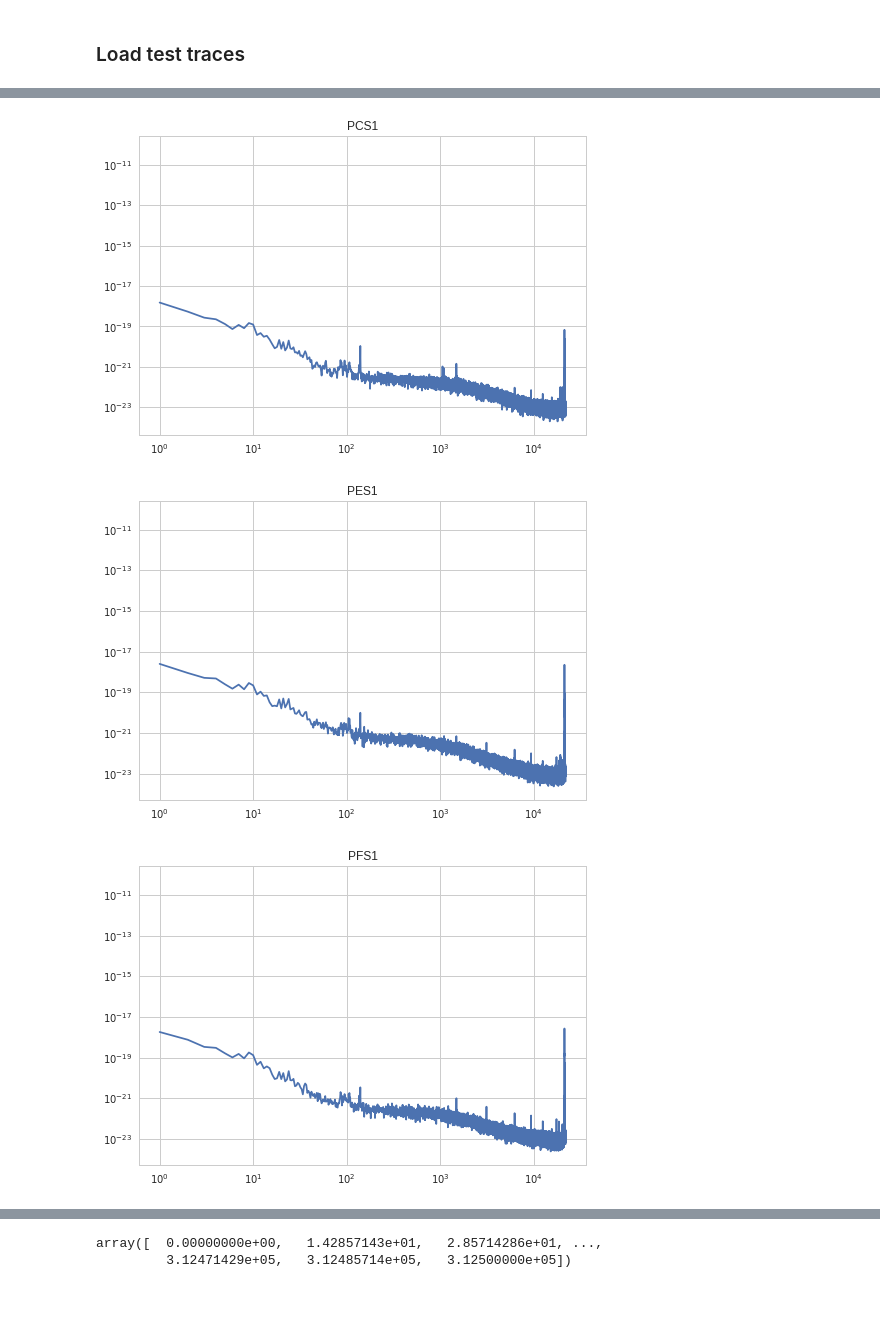
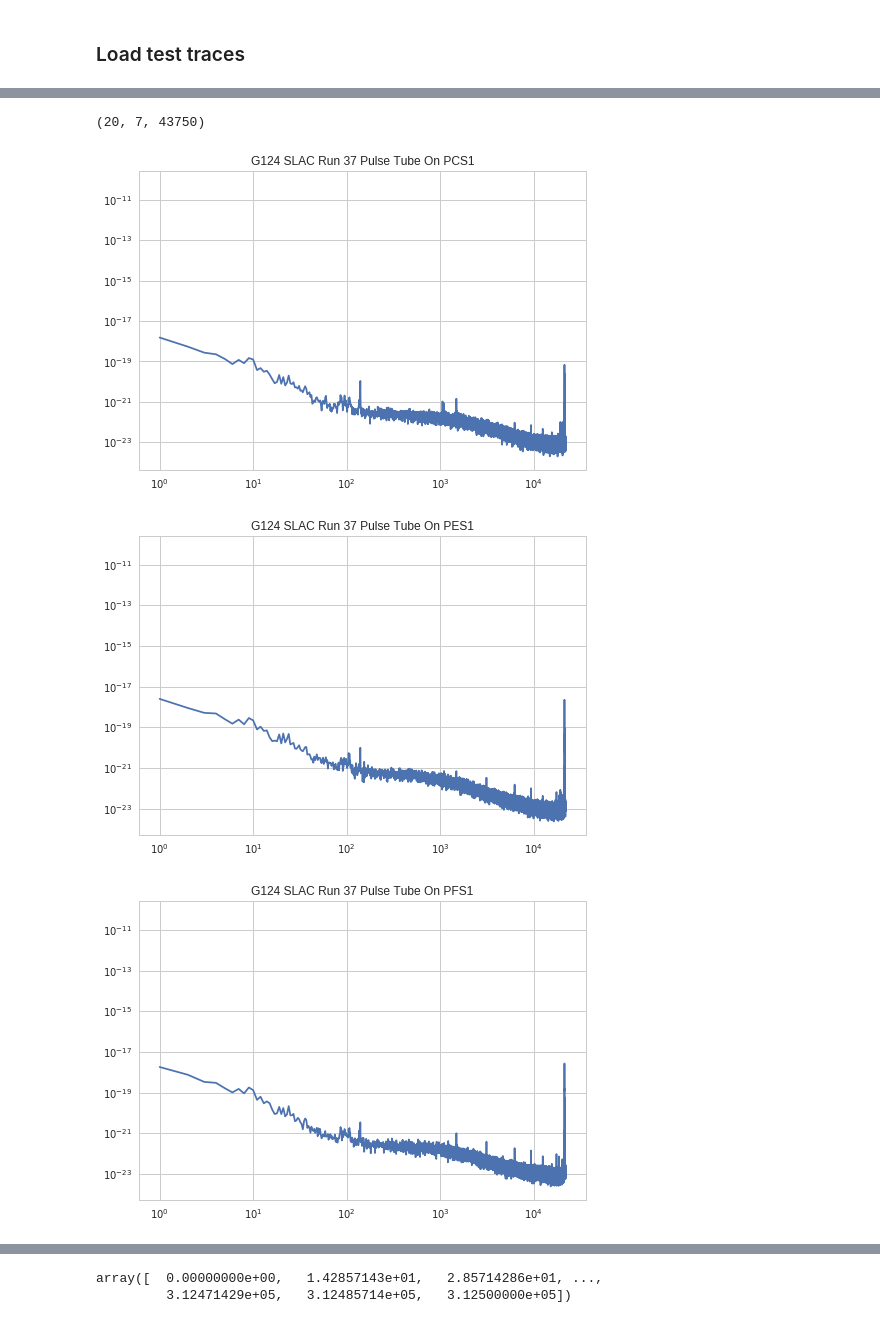
Before and after one commit to cwfink/Fink_ay250_homework, a Jupyter notebook: final_project/noise_class_notebook.ipynb, the cells around one changed output, grey strips where cells are left out. Cells and saved outputs as stored; diff of their text form; code cells hidden in the pictures.

Commit message:
added functionality to the noise class to plot PSD's

```diff
--- a/final_project/noise_class_notebook.ipynb
+++ b/final_project/noise_class_notebook.ipynb
@@ -108,5 +220,6 @@ sampleRate = 625e3
 channels = [ 'PCS1' , 'PES1' , 'PFS1' , 'PAS2' , 'PBS2' , 'PES2' , 'PDS2' ]
 g124_noise = noise(traces, sampleRate, channels)
 # %%
+g124_noise.set_name('G124 SLAC Run 37 Pulse Tube On')
 g124_noise.calculate_freqs()
 g124_noise.caclulate_PSD()
@@ -115,15 +238,16 @@ g124_noise.calculate_corrCoeff()
+# %%
+g124_noise.traces.shape
+# %% [output]
+(20, 7, 43750)
 # %%
-import matplotlib.pyplot as plt
-%matplotlib inline
-import seaborn as sns
-sns.set_style('whitegrid')
+
 
 
 for ichan, PSD in enumerate(g124_noise.imag_PSD):
     plt.figure()
-    plt.title(g124_noise.channNames[ichan])
+    plt.title(g124_noise.name + g124_noise.channNames[ichan])
     plt.loglog(PSD)
 # %% [output]
-[figure, old version]
+[figure, new version]
-[figure, old version]
+[figure, new version]
-[figure, old version]
+[figure, new version]
```
Also changed, not shown: parts of 12 cells of this notebook.
